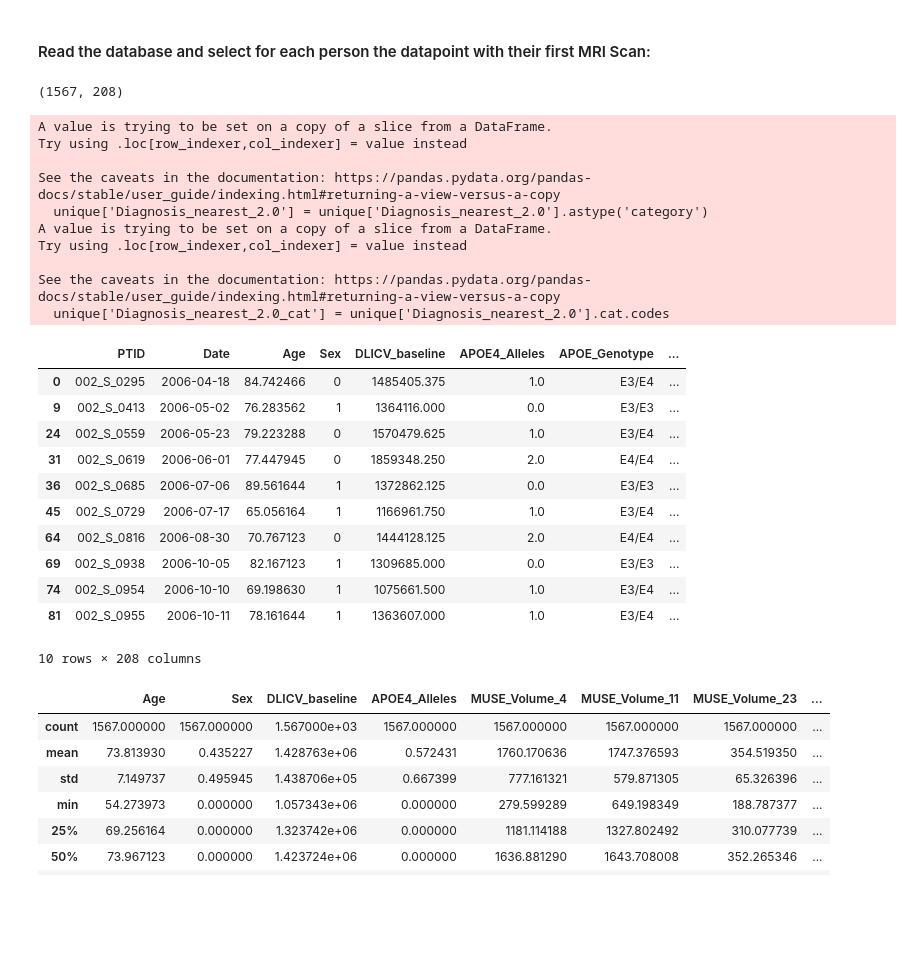
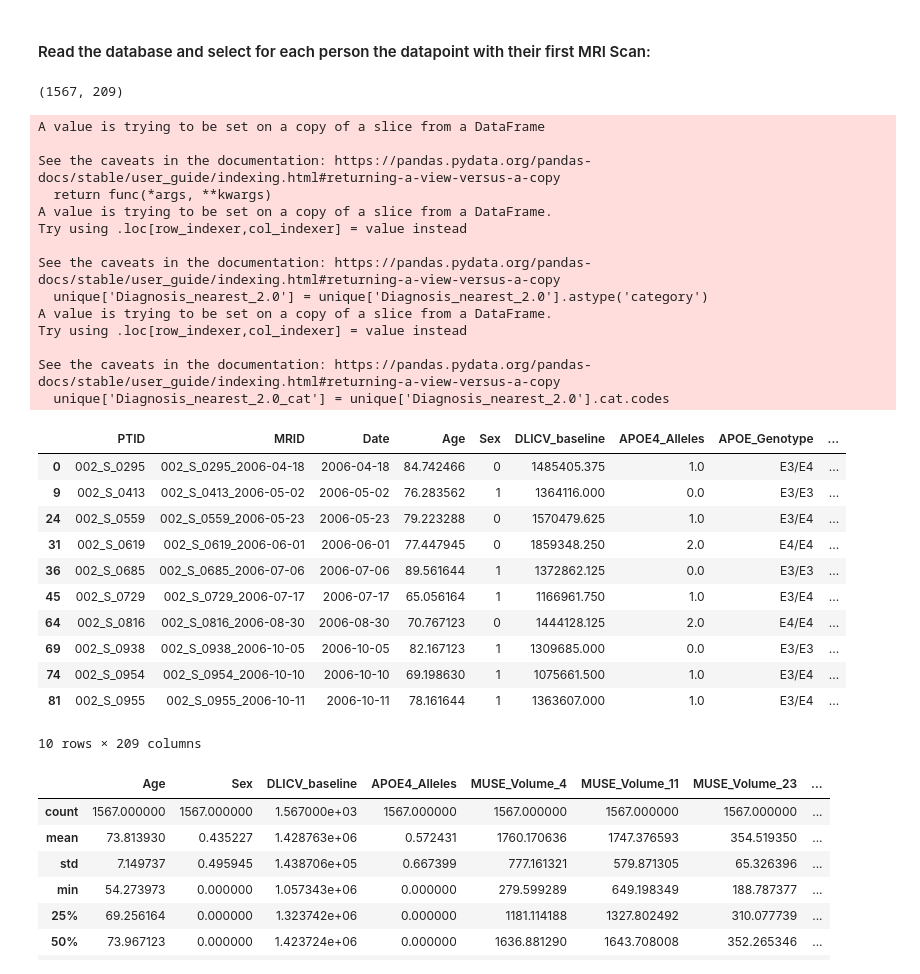
Before and after one commit to georgeaidinis/Dissertation, a Jupyter notebook: DeepCCA Model/ADNI Regressional Analysis.ipynb, the cells around one changed output. Saved outputs shown, nothing was run; the diff lists cells and outputs as text; code cells hidden in the pictures; blank space fills up the shorter version.

```diff
--- a/DeepCCA Model/ADNI Regressional Analysis.ipynb
+++ b/DeepCCA Model/ADNI Regressional Analysis.ipynb
@@ -17,6 +17,7 @@ data.replace({'Sex':{'F':1, 'M':0}}, inplace=True)
 
 # The columns that interest us are the sex and age related, the ROIs, as well as the genetic data:
 columns_of_interest = ['PTID',
+                       'MRID',
                        'Date',
                        'Age',
                        'Sex',
@@ -24,46 +25,52 @@ columns_of_interest = ['PTID',
                        'APOE4_Alleles',
                        'APOE_Genotype',
                        'Diagnosis_nearest_2.0']
 c = list(data.columns)
 MRI_columns = c[c.index("MUSE_Volume_4"):c.index("MUSE_Volume_207")+1]
 genetic_columns = c[c.index("rs4575098"):c.index("rs429358")+1]
 
 columns_of_interest += MRI_columns + genetic_columns
+data_of_interest = data[columns_of_interest]
+
 
 # Need the dropna because some first PTIDs have no MRI
 data_of_interest.dropna(subset=['MUSE_Volume_4', 'DLICV_baseline','Diagnosis_nearest_2.0'], inplace=True)
 data_of_interest.sort_values(by=['PTID', 'Age'])
 unique = data_of_interest.drop_duplicates(subset=['PTID'], keep='first')
 
 
 unique['Diagnosis_nearest_2.0'] = unique['Diagnosis_nearest_2.0'].astype('category')
 unique['Diagnosis_nearest_2.0_cat'] = unique['Diagnosis_nearest_2.0'].cat.codes
 print(unique.shape)
 unique.head(10)
 # %% [output]
-(1567, 208)
+(1567, 209)
+A value is trying to be set on a copy of a slice from a DataFrame
+
+See the caveats in the documentation: https://pandas.pydata.org/pandas-docs/stable/user_guide/indexing.html#returning-a-view-versus-a-copy
+  return func(*args, **kwargs)
 A value is trying to be set on a copy of a slice from a DataFrame.
 Try using .loc[row_indexer,col_indexer] = value instead
 
 See the caveats in the documentation: https://pandas.pydata.org/pandas-docs/stable/user_guide/indexing.html#returning-a-view-versus-a-copy
   unique['Diagnosis_nearest_2.0'] = unique['Diagnosis_nearest_2.0'].astype('category')
 A value is trying to be set on a copy of a slice from a DataFrame.
 Try using .loc[row_indexer,col_indexer] = value instead
 
 See the caveats in the documentation: https://pandas.pydata.org/pandas-docs/stable/user_guide/indexing.html#returning-a-view-versus-a-copy
   unique['Diagnosis_nearest_2.0_cat'] = unique['Diagnosis_nearest_2.0'].cat.codes
-|  | PTID | Date | Age | Sex | DLICV_baseline | APOE4_Alleles | APOE_Genotype | ... |
-| 0 | 002_S_0295 | 2006-04-18 | 84.742466 | 0 | 1485405.375 | 1.0 | E3/E4 | ... |
-| 9 | 002_S_0413 | 2006-05-02 | 76.283562 | 1 | 1364116.000 | 0.0 | E3/E3 | ... |
-| 24 | 002_S_0559 | 2006-05-23 | 79.223288 | 0 | 1570479.625 | 1.0 | E3/E4 | ... |
-| 31 | 002_S_0619 | 2006-06-01 | 77.447945 | 0 | 1859348.250 | 2.0 | E4/E4 | ... |
-| 36 | 002_S_0685 | 2006-07-06 | 89.561644 | 1 | 1372862.125 | 0.0 | E3/E3 | ... |
-| 45 | 002_S_0729 | 2006-07-17 | 65.056164 | 1 | 1166961.750 | 1.0 | E3/E4 | ... |
-| 64 | 002_S_0816 | 2006-08-30 | 70.767123 | 0 | 1444128.125 | 2.0 | E4/E4 | ... |
-| 69 | 002_S_0938 | 2006-10-05 | 82.167123 | 1 | 1309685.000 | 0.0 | E3/E3 | ... |
-| 74 | 002_S_0954 | 2006-10-10 | 69.198630 | 1 | 1075661.500 | 1.0 | E3/E4 | ... |
-| 81 | 002_S_0955 | 2006-10-11 | 78.161644 | 1 | 1363607.000 | 1.0 | E3/E4 | ... |
+|  | PTID | MRID | Date | Age | Sex | DLICV_baseline | APOE4_Alleles | APOE_Genotype | ... |
+| 0 | 002_S_0295 | 002_S_0295_2006-04-18 | 2006-04-18 | 84.742466 | 0 | 1485405.375 | 1.0 | E3/E4 | ... |
+| 9 | 002_S_0413 | 002_S_0413_2006-05-02 | 2006-05-02 | 76.283562 | 1 | 1364116.000 | 0.0 | E3/E3 | ... |
+| 24 | 002_S_0559 | 002_S_0559_2006-05-23 | 2006-05-23 | 79.223288 | 0 | 1570479.625 | 1.0 | E3/E4 | ... |
+| 31 | 002_S_0619 | 002_S_0619_2006-06-01 | 2006-06-01 | 77.447945 | 0 | 1859348.250 | 2.0 | E4/E4 | ... |
+| 36 | 002_S_0685 | 002_S_0685_2006-07-06 | 2006-07-06 | 89.561644 | 1 | 1372862.125 | 0.0 | E3/E3 | ... |
+| 45 | 002_S_0729 | 002_S_0729_2006-07-17 | 2006-07-17 | 65.056164 | 1 | 1166961.750 | 1.0 | E3/E4 | ... |
+| 64 | 002_S_0816 | 002_S_0816_2006-08-30 | 2006-08-30 | 70.767123 | 0 | 1444128.125 | 2.0 | E4/E4 | ... |
+| 69 | 002_S_0938 | 002_S_0938_2006-10-05 | 2006-10-05 | 82.167123 | 1 | 1309685.000 | 0.0 | E3/E3 | ... |
+| 74 | 002_S_0954 | 002_S_0954_2006-10-10 | 2006-10-10 | 69.198630 | 1 | 1075661.500 | 1.0 | E3/E4 | ... |
+| 81 | 002_S_0955 | 002_S_0955_2006-10-11 | 2006-10-11 | 78.161644 | 1 | 1363607.000 | 1.0 | E3/E4 | ... |
-10 rows × 208 columns
+10 rows × 209 columns
 # %%
 unique.describe()
 # %% [output]
```
Also changed, not shown: parts of 3 cells of this notebook, 2 other files.
